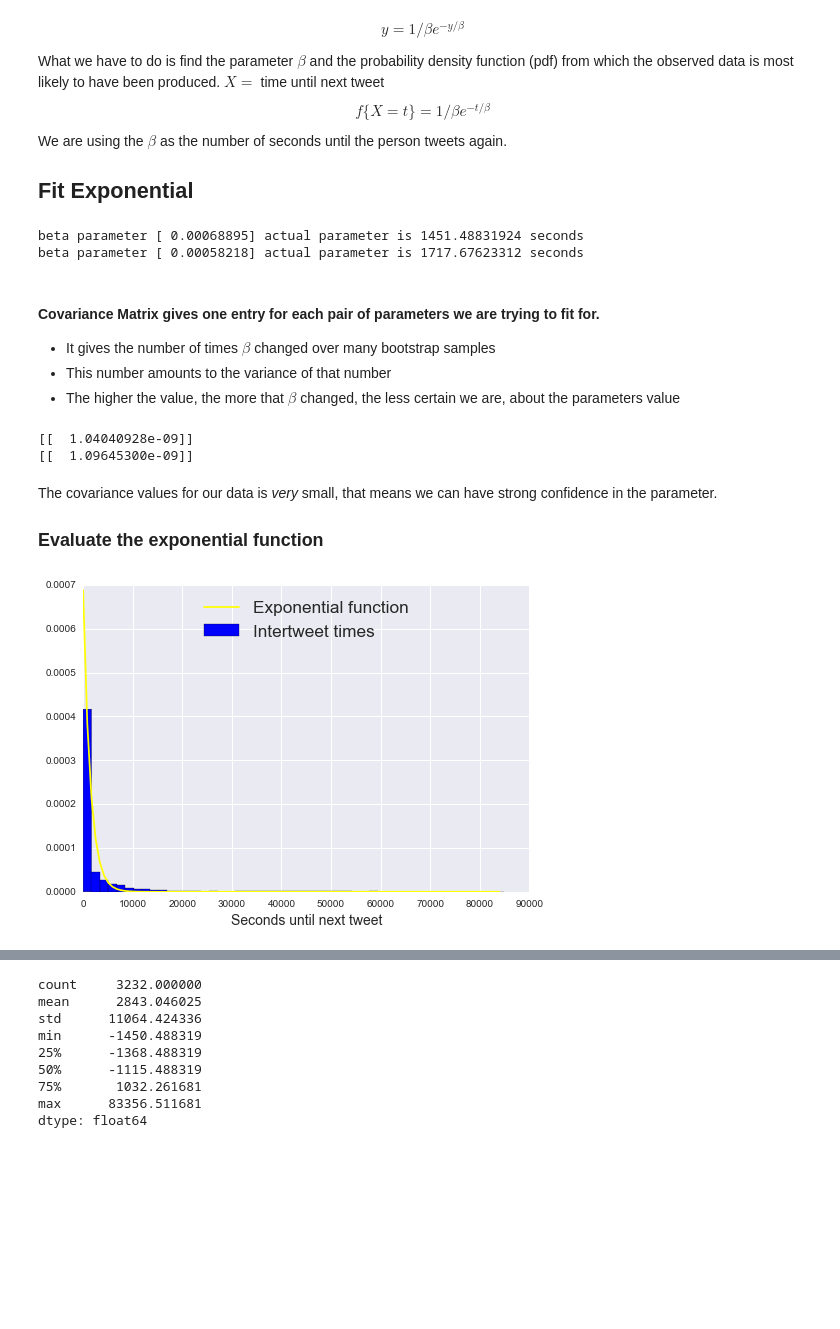
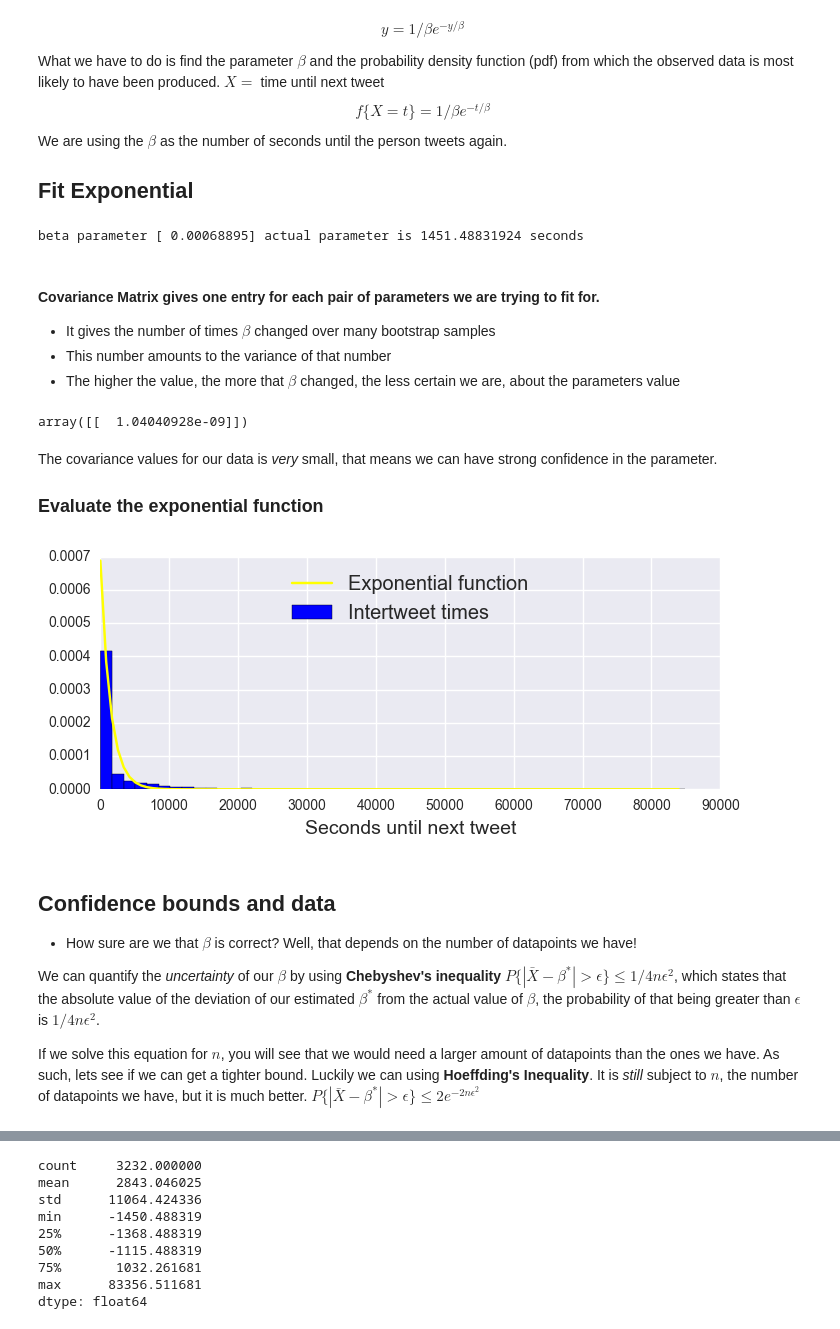
Before and after one commit to omoju/Fundamentals, a Jupyter notebook: Data/twitterDataAnalysis/twitterUserAnalysis.ipynb, the cells around one changed output, grey strips where cells are left out. Saved outputs shown, nothing was run; the diff lists cells and outputs as text; code cells hidden in the pictures; blank space fills up the shorter version.

```diff
--- a/Data/twitterDataAnalysis/twitterUserAnalysis.ipynb
+++ b/Data/twitterDataAnalysis/twitterUserAnalysis.ipynb
@@ -118,7 +120,7 @@ def extractIsReply(tweet):
 # %% [markdown]
 ### Load Data
 # %%
-tweetsDF = pandas.io.json.read_json("new_gruber_tweets.json")
+tweetsDF = pd.io.json.read_json("new_gruber_tweets.json")
 # %%
 tweetsDF.columns
 # %% [output]
@@ -151,7 +153,7 @@ for i in xrange(1, len(tweetTimes) - 1):
 ## Explore Data
 - Create initial histogram
 # %%
-timeToNextSeries = pandas.Series(timeUntilNext)
+timeToNextSeries = pd.Series(timeUntilNext)
 # %%
 pyplt.rcParams['figure.figsize'] = (8, 3)
 
@@ -189,31 +181,33 @@ fitParamsUser, fitCovUser = curve_fit(fitFunc, divisionUser[0:len(divisionUser)-
 # %%
-print "beta parameter", fitParams, "actual parameter is {} seconds".format(1/fitParams[0])
-print "beta parameter", fitParamsUser, "actual parameter is {} seconds".format(1/fitParamsUser[0])
+print ("beta parameter", fitParams, "actual parameter is {} seconds".format(1/fitParams[0]))
 # %% [output]
 beta parameter [ 0.00068895] actual parameter is 1451.48831924 seconds
-beta parameter [ 0.00058218] actual parameter is 1717.67623312 seconds
 # %% [markdown]
 #### Covariance Matrix gives one entry for each pair of parameters we are trying to fit for.
 - It gives the number of times $\beta$ changed over many bootstrap samples
 - This number amounts to the variance of that number
 - The higher the value, the more that $\beta$ changed, the less certain we are, about the parameters value
-# %%
-print fitCov
-print fitCovUser
-# %% [output]
-[[  1.04040928e-09]]
-[[  1.09645300e-09]]
+# %%
+fitCov
+# %% [output]
+array([[  1.04040928e-09]])
 # %% [markdown]
 The covariance values for our data is *very* small, that means we can have strong confidence in the parameter.
 ### Evaluate the exponential function
 # %%
 t = division[0:len(division)-1]
 
-_= timeToNextSeries.hist(bins=50, normed=True, color="blue", label="Intertweet times")
-_= pyplt.plot(t, fitFunc(t, fitParams[0]), color="yellow", label="Exponential function")
-_= pyplt.legend(loc='upper center', shadow=True, fontsize='x-large')
-_= pyplt.xlabel('Seconds until next tweet', fontsize=14)
 
-pyplt.show()
+timeToNextSeries.hist(bins=50, normed=True, color="blue", label="Intertweet times")
+pyplt.plot(t, fitFunc(t, fitParams[0]), color="yellow", label="Exponential function")
+pyplt.legend(loc='upper center', shadow=True, fontsize='x-large')
+pyplt.xlabel('Seconds until next tweet', fontsize=14);
 # %% [output]
-[figure, old version]
+[figure, new version]
+# %% [markdown]
+## Confidence bounds and data
+- How sure are we that $\beta$ is correct? Well, that depends on the number of datapoints we have!
+
+We can quantify the *uncertainty* of our $\beta$ by using **Chebyshev's inequality** $ P\{ |\bar{X} - \beta^*| > \epsilon \} \leq 1/4n\epsilon^{2}  $, which states that the absolute value of the deviation of our estimated $\beta^*$ from the actual value of $\beta$, the probability of that being greater than $\epsilon$ is $1/4n\epsilon^{2}$.
+
+If we solve this equation for $n$, you will see that we would need a larger amount of datapoints than the ones we have. As such, lets see if we can get a tighter bound. Luckily we can using **Hoeffding's Inequality**. It is *still* subject to $n$, the number of datapoints we have, but it is much better. $ P\{ |\bar{X} - \beta^*| > \epsilon \} \leq 2e^{-2n \epsilon^{2}}  $
```
Also changed, not shown: parts of 16 cells of this notebook.
